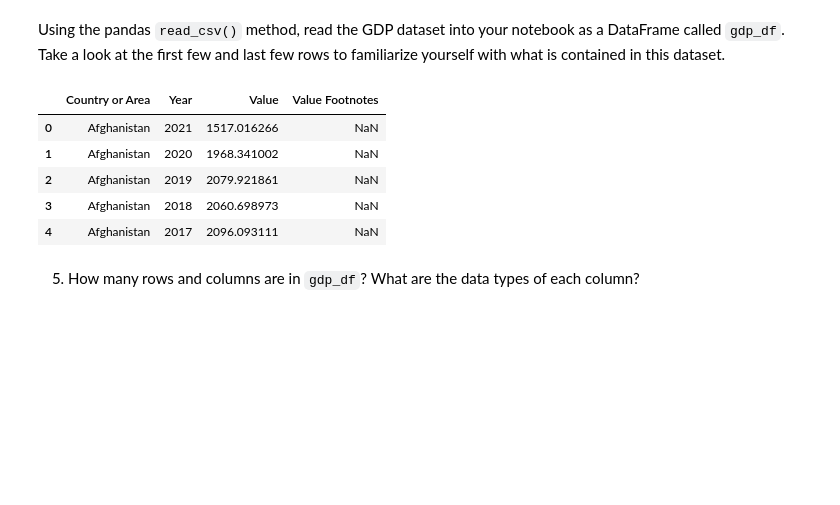
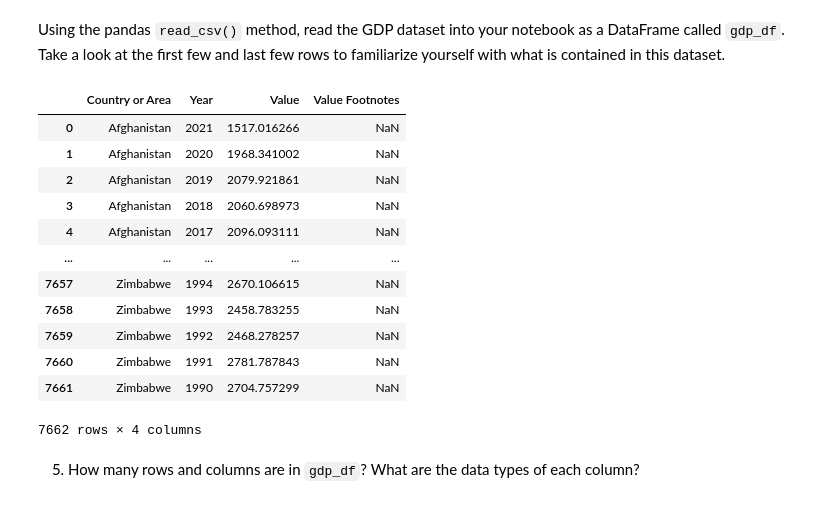
Before and after one commit to NSS-Data-Analytics-Cohort-10/gdp-and-internet-usage-t-white-21, a Jupyter notebook: notebook/un_project.ipynb, the cells around one changed output. Saved outputs shown, nothing was run; the diff lists cells and outputs as text; code cells hidden in the pictures; blank space fills up the shorter version.

```diff
--- a/notebook/un_project.ipynb
+++ b/notebook/un_project.ipynb
@@ -8,13 +8,23 @@ Using the pandas `read_csv()` method, read the GDP dataset into your notebook as
 # %%
 gdp_df = pd.read_csv('../data/gdp_percapita.csv')
 gdp_df.head()
+gdp_df.tail()
+#or try this
+gdp_df
 # %% [output]
 |  | Country or Area | Year | Value | Value Footnotes |
 | 0 | Afghanistan | 2021 | 1517.016266 | NaN |
 | 1 | Afghanistan | 2020 | 1968.341002 | NaN |
 | 2 | Afghanistan | 2019 | 2079.921861 | NaN |
 | 3 | Afghanistan | 2018 | 2060.698973 | NaN |
 | 4 | Afghanistan | 2017 | 2096.093111 | NaN |
+| ... | ... | ... | ... | ... |
+| 7657 | Zimbabwe | 1994 | 2670.106615 | NaN |
+| 7658 | Zimbabwe | 1993 | 2458.783255 | NaN |
+| 7659 | Zimbabwe | 1992 | 2468.278257 | NaN |
+| 7660 | Zimbabwe | 1991 | 2781.787843 | NaN |
+| 7661 | Zimbabwe | 1990 | 2704.757299 | NaN |
+7662 rows × 4 columns
 # %% [markdown]
 5. How many rows and columns are in `gdp_df`? What are the data types of each column?
 # %%
```
Also changed, not shown: parts of 24 cells of this notebook.
